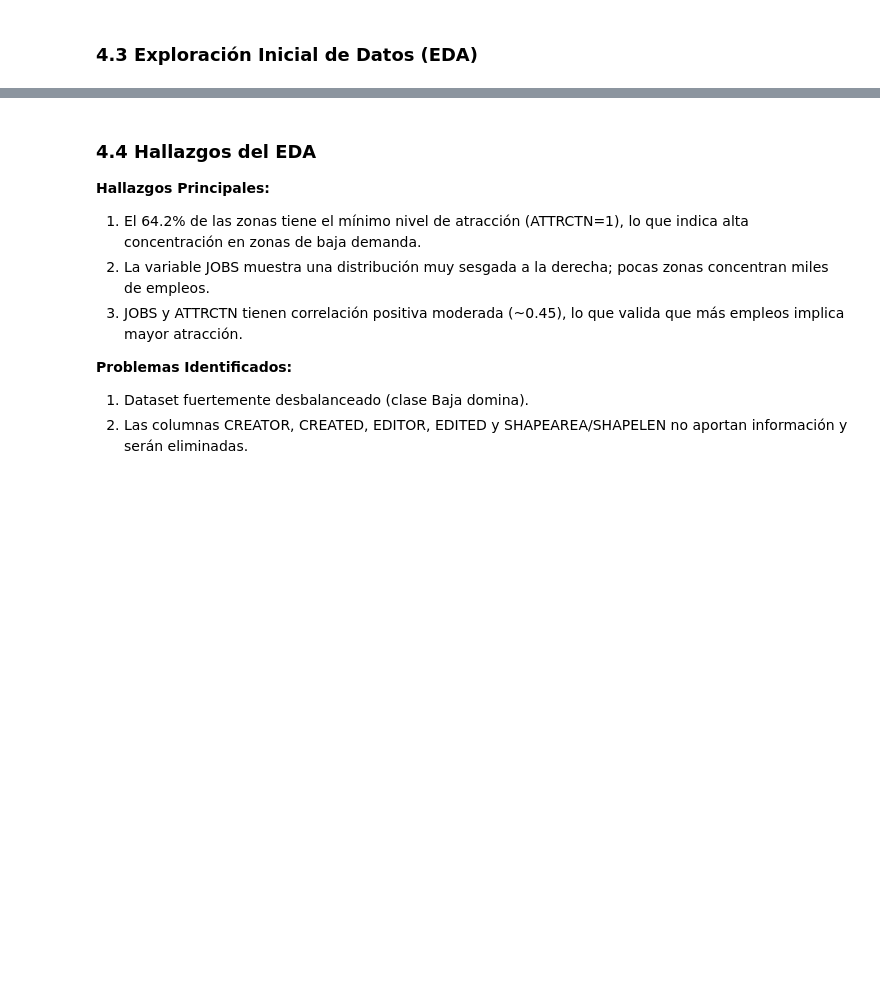
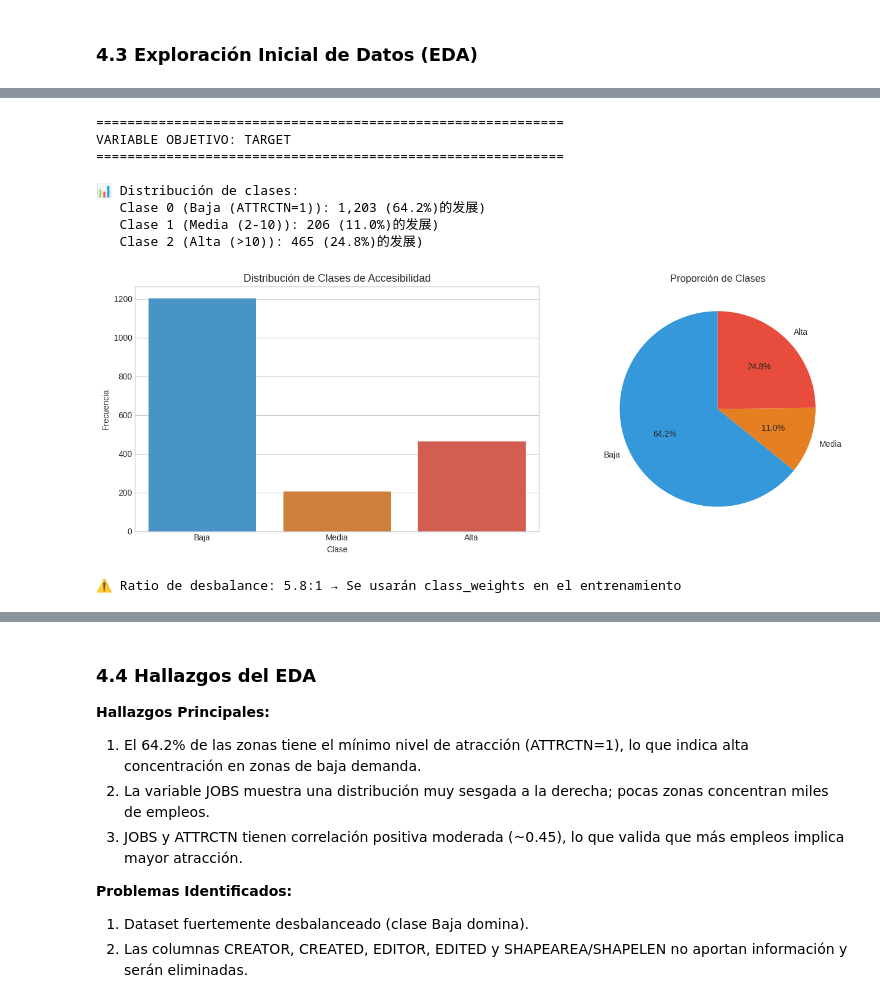
Before and after one commit to Arturo-Monroy21/AML-Final-Monroy-Arturo, a Jupyter notebook: notebooks/final_project.ipynb, the cells around one changed output, grey strips where cells are left out. Drawn from its saved outputs; the diff is of its cells as text; code cells hidden in the pictures; blank space fills up the shorter version.

```diff
--- a/notebooks/final_project.ipynb
+++ b/notebooks/final_project.ipynb
@@ -213,7 +259,12 @@ else:
 # %%
+import pandas as pd
+import matplotlib.pyplot as plt
+import seaborn as sns
+
 # ── Crear variable objetivo discretizada ──────────────────────────────────
 # ATTRCTN tiene 210 valores únicos; la discretizamos en 3 clases
-bins = [0, 1, 10, df['ATTRCTN'].max() + 1]
+# Ajustamos los bins para que ATTRCTN=1 sea la Clase 0, 2-10 sea Clase 1, y >10 sea Clase 2
+bins = [1, 2, 11, df['ATTRCTN'].max() + 1]
 labels = [0, 1, 2]   # 0=Baja, 1=Media, 2=Alta
 label_names = {0: 'Baja (ATTRCTN=1)', 1: 'Media (2-10)', 2: 'Alta (>10)'}
 
@@ -222,34 +273,45 @@ df['TARGET'] = pd.cut(df['ATTRCTN'], bins=bins, labels=labels, right=False).asty
 TARGET_COLUMN = 'TARGET'
 
 print("=" * 60)
 print(f"VARIABLE OBJETIVO: {TARGET_COLUMN}")
 print("=" * 60)
 
 class_dist = df[TARGET_COLUMN].value_counts().sort_index()
 print("\n📊 Distribución de clases:")
 for k, v in class_dist.items():
-    print(f"   Clase {k} ({label_names[k]}): {v:,} ({v/len(df)*100:.1f}%)")
+    print(f"   Clase {k} ({label_names[k]}): {v:,} ({v/len(df)*100:.1f}%)的发展)")
 
 fig, axes = plt.subplots(1, 2, figsize=(14, 5))
 
 sns.countplot(data=df, x=TARGET_COLUMN, ax=axes[0],
               palette=['#3498db','#e67e22','#e74c3c'])
 axes[0].set_title('Distribución de Clases de Accesibilidad', fontsize=13)
 axes[0].set_xlabel('Clase')
 axes[0].set_ylabel('Frecuencia')
 axes[0].set_xticks([0,1,2])
 axes[0].set_xticklabels(['Baja','Media','Alta'])
 
 axes[1].pie(class_dist.values,
             labels=['Baja','Media','Alta'],
             autopct='%1.1f%%', startangle=90,
             colors=['#3498db','#e67e22','#e74c3c'])
 axes[1].set_title('Proporción de Clases')
 plt.tight_layout()
 plt.show()
 
 imbalance = class_dist.max() / class_dist.min()
 print(f"\n⚠️ Ratio de desbalance: {imbalance:.1f}:1 → Se usarán class_weights en el entrenamiento")
+# %% [output]
+============================================================
+VARIABLE OBJETIVO: TARGET
+============================================================
+
+📊 Distribución de clases:
+   Clase 0 (Baja (ATTRCTN=1)): 1,203 (64.2%)的发展)
+   Clase 1 (Media (2-10)): 206 (11.0%)的发展)
+   Clase 2 (Alta (>10)): 465 (24.8%)的发展)
+[figure, added]
+⚠️ Ratio de desbalance: 5.8:1 → Se usarán class_weights en el entrenamiento
 # %%
 print("=" * 60)
 print("ANÁLISIS DE JOBS vs TARGET")
```
Also changed, not shown: parts of 22 cells of this notebook.
